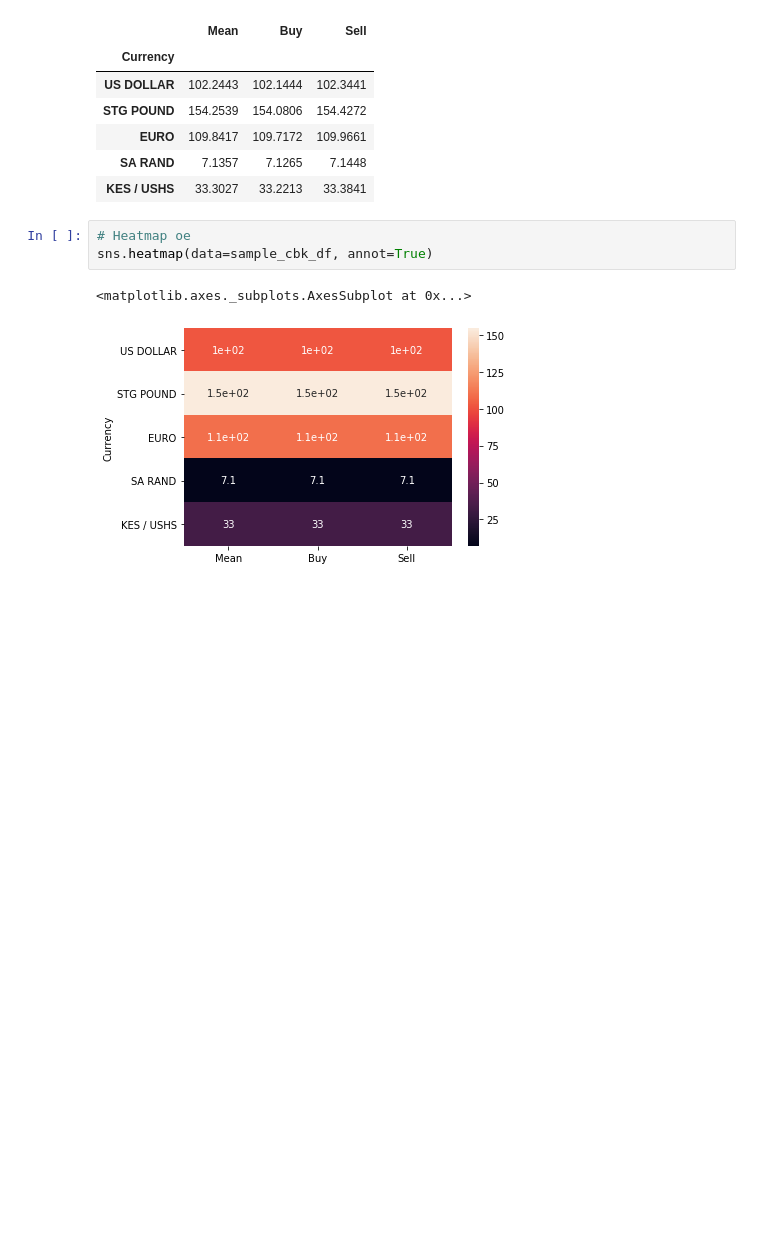
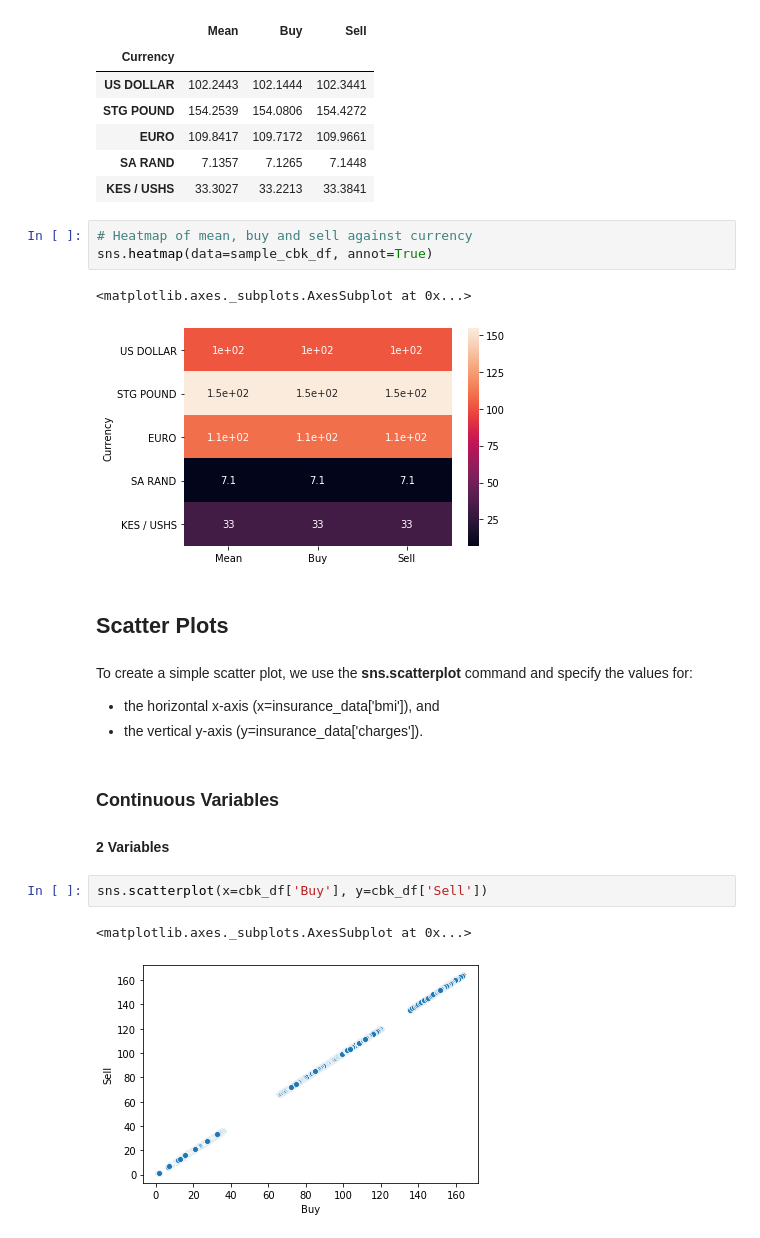
Before and after one commit to AubreyJohns/Data-Visualization, a Jupyter notebook: Data Visualization Seaborn.ipynb, the cells around one changed output. Saved outputs shown, nothing was run; the diff lists cells and outputs as text; blank space fills up the shorter version.

Commit message:
scatter plots seaborn

```diff
--- a/Data Visualization Seaborn.ipynb
+++ b/Data Visualization Seaborn.ipynb
@@ -189,8 +189,23 @@ sample_cbk_df
 | SA RAND | 7.1357 | 7.1265 | 7.1448 |
 | KES / USHS | 33.3027 | 33.2213 | 33.3841 |
 # %%
-# Heatmap oe
+# Heatmap of mean, buy and sell against currency
 sns.heatmap(data=sample_cbk_df, annot=True)
 # %% [output]
 <matplotlib.axes._subplots.AxesSubplot at 0x...>
 [figure]
+# %% [markdown]
+## Scatter Plots
+# %% [markdown]
+To create a simple scatter plot, we use the **sns.scatterplot** command and specify the values for:
+
+* the horizontal x-axis (x=insurance_data['bmi']), and
+* the vertical y-axis (y=insurance_data['charges']).
+# %% [markdown]
+### Continuous Variables
+#### 2 Variables
+# %%
+sns.scatterplot(x=cbk_df['Buy'], y=cbk_df['Sell'])
+# %% [output]
+<matplotlib.axes._subplots.AxesSubplot at 0x...>
+[figure, added]
```
Also changed, not shown: parts of 14 cells of this notebook, 1 other file.
